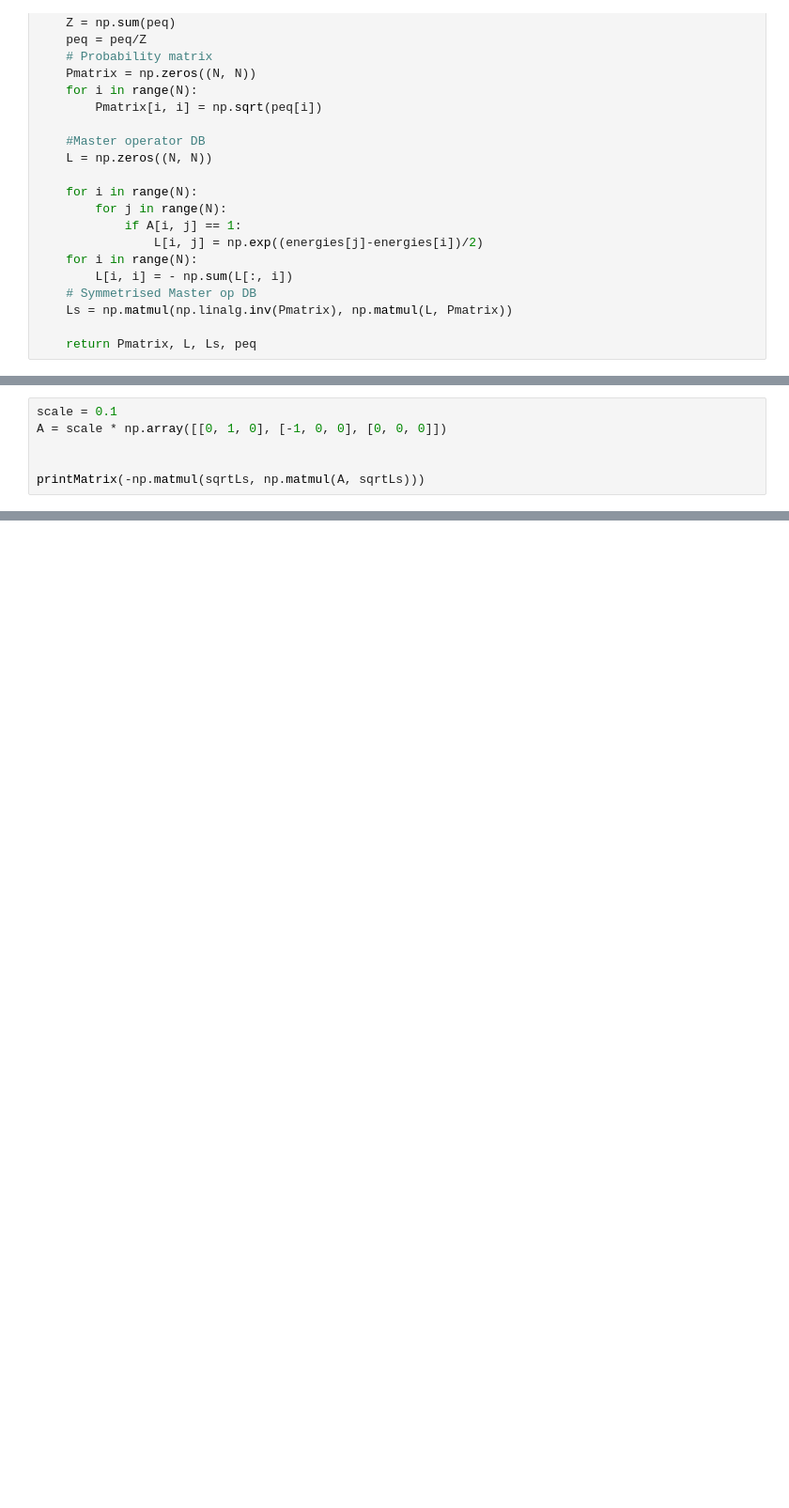
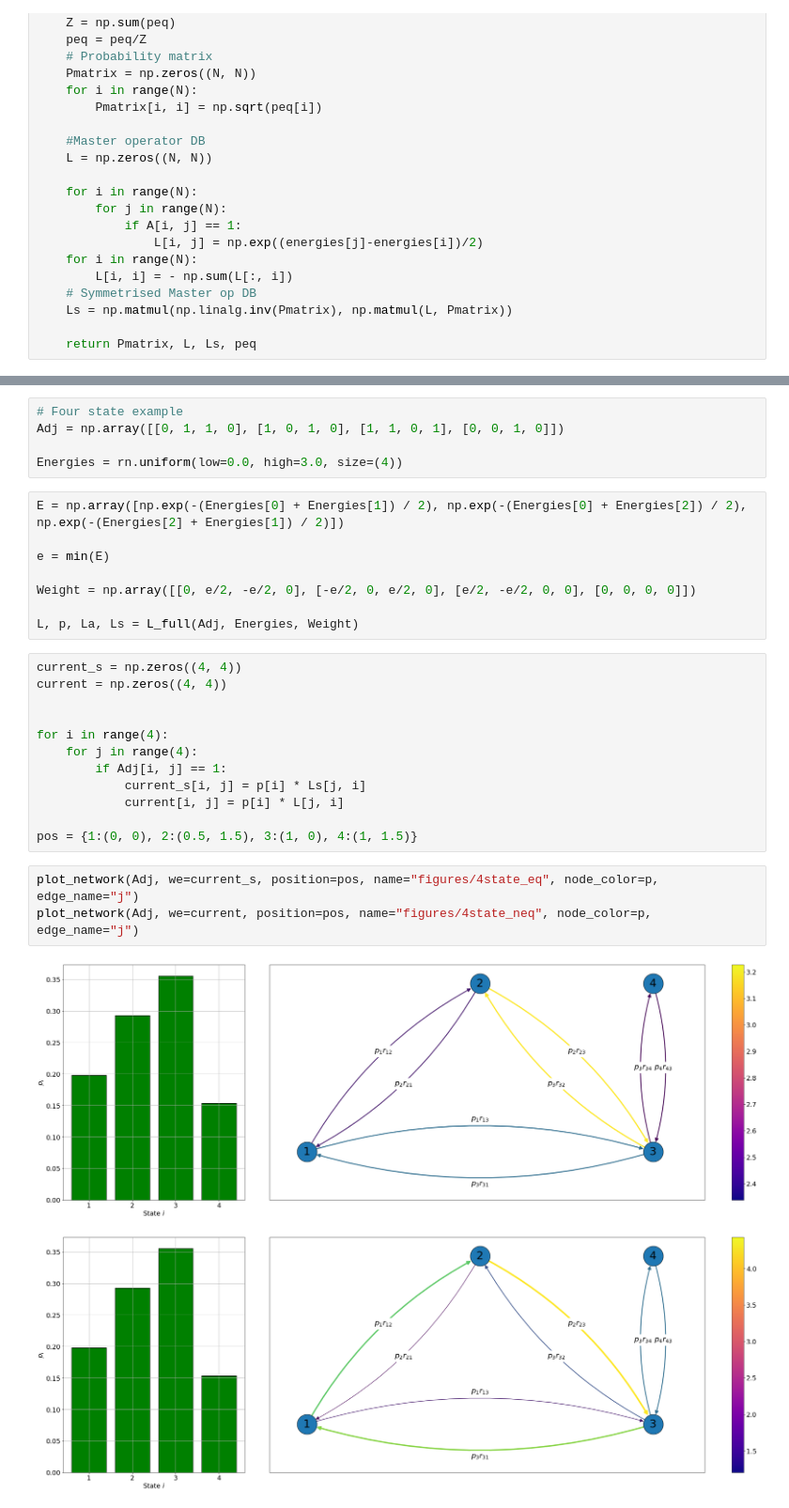
Before and after one commit to larstors/Master-Thesis, a Jupyter notebook: Code/affinity.ipynb, the cells around one changed output, grey strips where cells are left out. Shown: that part at 94% size. Saved outputs shown, nothing was run; the diff lists cells and outputs as text; blank space fills up the shorter version.

```diff
--- a/Code/affinity.ipynb
+++ b/Code/affinity.ipynb
@@ -329,6 +110,0 @@ printMatrix(sqrtLs)
-# %%
-scale = 0.1
-A = scale * np.array([[0, 1, 0], [-1, 0, 0], [0, 0, 0]])
-
-
-printMatrix(-np.matmul(sqrtLs, np.matmul(A, sqrtLs)))
@@ -444,0 +207,31 @@ print(peq)
+# %%
+# Four state example
+Adj = np.array([[0, 1, 1, 0], [1, 0, 1, 0], [1, 1, 0, 1], [0, 0, 1, 0]])
+
+Energies = rn.uniform(low=0.0, high=3.0, size=(4))
+# %%
+E = np.array([np.exp(-(Energies[0] + Energies[1]) / 2), np.exp(-(Energies[0] + Energies[2]) / 2), np.exp(-(Energies[2] + Energies[1]) / 2)])
+
+e = min(E)
+
+Weight = np.array([[0, e/2, -e/2, 0], [-e/2, 0, e/2, 0], [e/2, -e/2, 0, 0], [0, 0, 0, 0]])
+
+L, p, La, Ls = L_full(Adj, Energies, Weight)
+# %%
+current_s = np.zeros((4, 4))
+current = np.zeros((4, 4))
+
+
+for i in range(4):
+    for j in range(4):
+        if Adj[i, j] == 1:
+            current_s[i, j] = p[i] * Ls[j, i]
+            current[i, j] = p[i] * L[j, i]
+
+pos = {1:(0, 0), 2:(0.5, 1.5), 3:(1, 0), 4:(1, 1.5)}
+# %%
+plot_network(Adj, we=current_s, position=pos, name="figures/4state_eq", node_color=p, edge_name="j")
+plot_network(Adj, we=current, position=pos, name="figures/4state_neq", node_color=p, edge_name="j")
+# %% [output]
+[figure, added]
+[figure, added]
```
Also changed, not shown: parts of 26 cells of this notebook, 6 other files.
